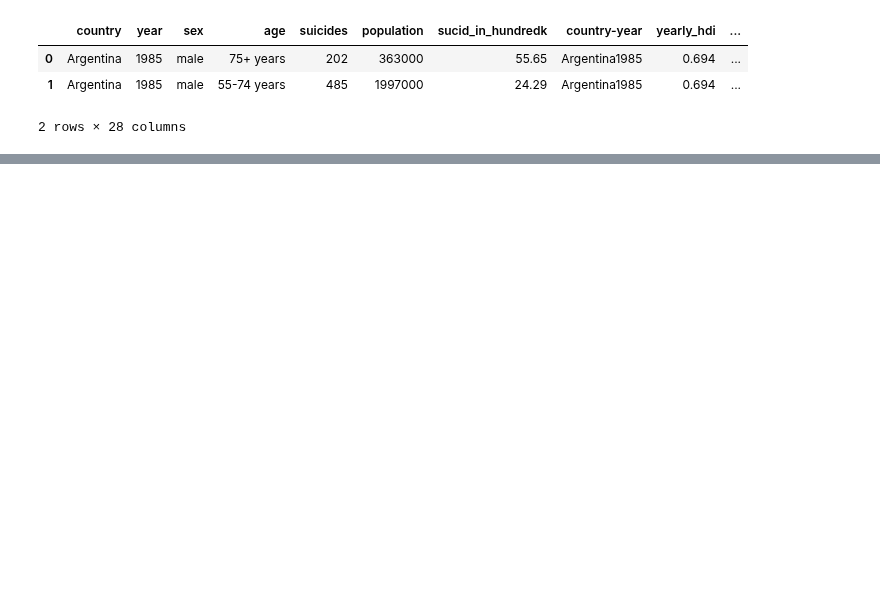
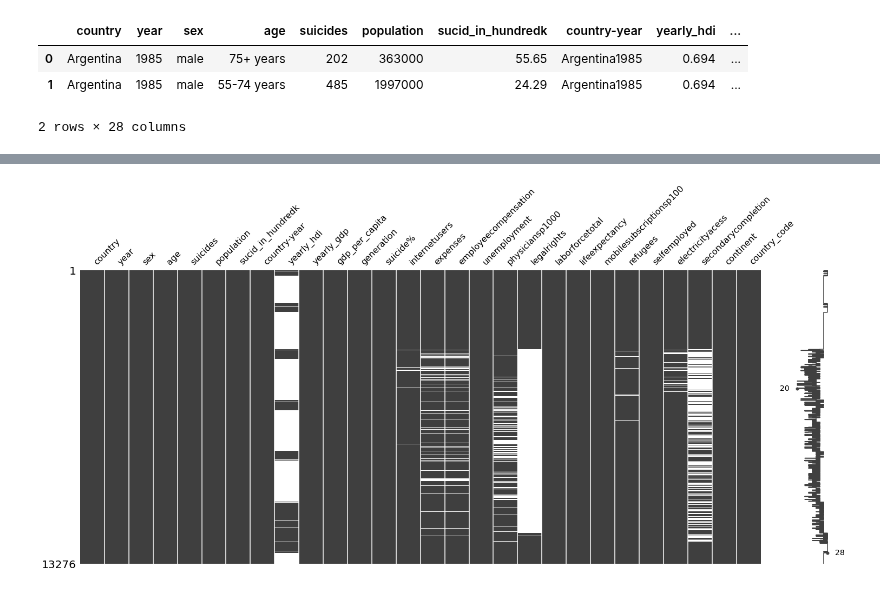
Before and after one commit to sujilkumarkm/desertion_dkit_msc_2022_sep, a Jupyter notebook: dissertation_suicide_data_preparation_2022.ipynb, the cells around one changed output, grey strips where cells are left out. Cells and saved outputs as stored; diff of their text form; code cells hidden in the pictures; blank space fills up the shorter version.

```diff
--- a/dissertation_suicide_data_preparation_2022.ipynb
+++ b/dissertation_suicide_data_preparation_2022.ipynb
@@ -328,0 +405,6 @@ df.rename( {'suicides_no':'suicides' } , axis=1 , inplace = True)
+# %%
+sorted_final = final.sort_values(by = 'year')
+msno.matrix(sorted_final)
+plt.show()
+# %% [output]
+[figure, added]
```
Also changed, not shown: parts of 40 cells of this notebook, 4 other files.
